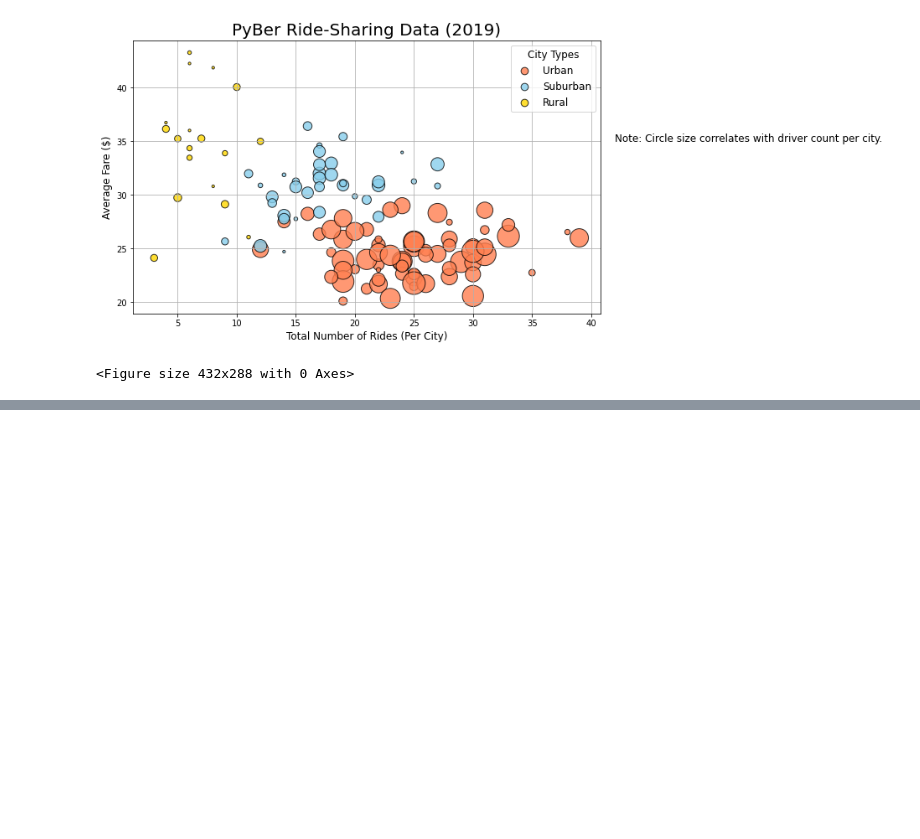
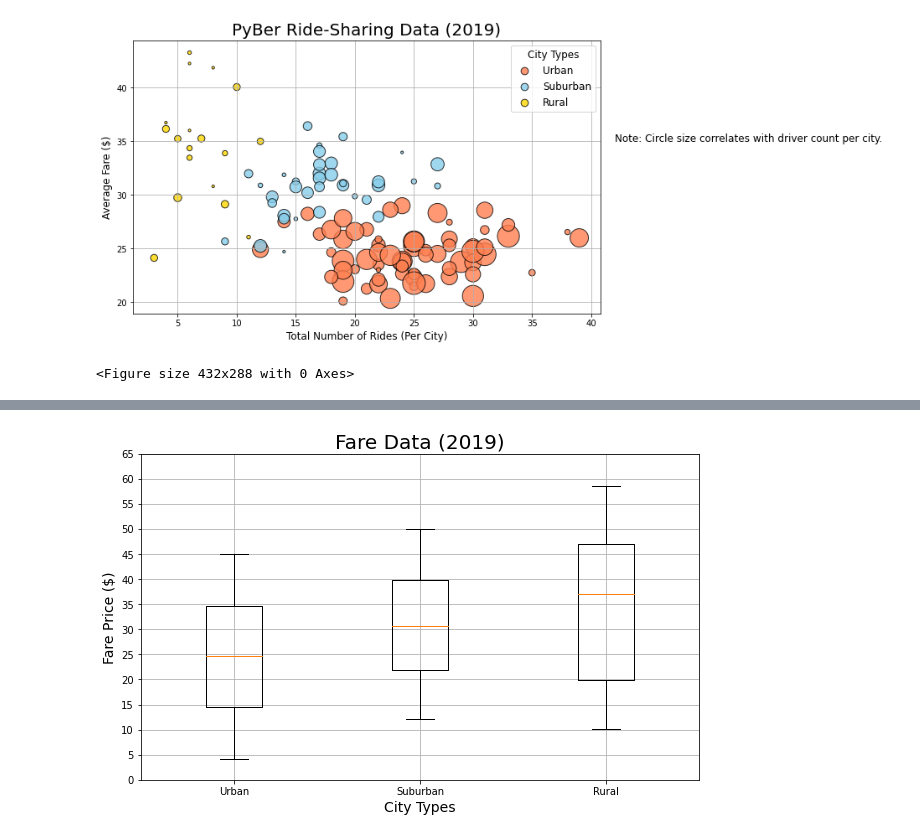
Before and after one commit to bholeneha/PyBer_Analysis, a Jupyter notebook: Pyber.ipynb, the cells around one changed output, grey strips where cells are left out. Saved outputs shown, nothing was run; the diff lists cells and outputs as text; code cells hidden in the pictures; blank space fills up the shorter version.

```diff
--- a/Pyber.ipynb
+++ b/Pyber.ipynb
@@ -233,0 +379,4 @@ plt.savefig("Analysis/Fig1.png")
+# %%
+# Get the fares for the urban cities.
+urban_fares = urban_cities_df["fare"]
+urban_fares.head()
@@ -233,0 +404,4 @@ plt.savefig("Analysis/Fig1.png")
+# %%
+# Get the fares for the urban cities.
+suburban_fares = suburban_cities_df["fare"]
+suburban_fares.head()
@@ -233,0 +429,4 @@ plt.savefig("Analysis/Fig1.png")
+# %%
+# Get the fares for the urban cities.
+rural_fares = rural_cities_df["fare"]
+rural_fares.head()
@@ -233,0 +564,16 @@ plt.savefig("Analysis/Fig1.png")
+# %%
+# Add all fares box-and-whisker plots to the same graph.
+x_labels = ["Urban", "Suburban","Rural"]
+fare_data = [urban_fares, suburban_fares, rural_fares]
+fig, ax = plt.subplots(figsize=(10, 6))
+ax.set_title('Fare Data (2019)',fontsize=20)
+ax.set_ylabel('Fare Price ($)',fontsize=14)
+ax.set_xlabel("City Types",fontsize=14)
+ax.boxplot(fare_data, labels=x_labels)
+ax.set_yticks(np.arange(0, 66, step=5.0))
+ax.grid()
+# Save the figure.
+plt.savefig("analysis/Fig3.png")
+plt.show()
+# %% [output]
+[figure, added]
```
Also changed, not shown: parts of 29 cells of this notebook.
